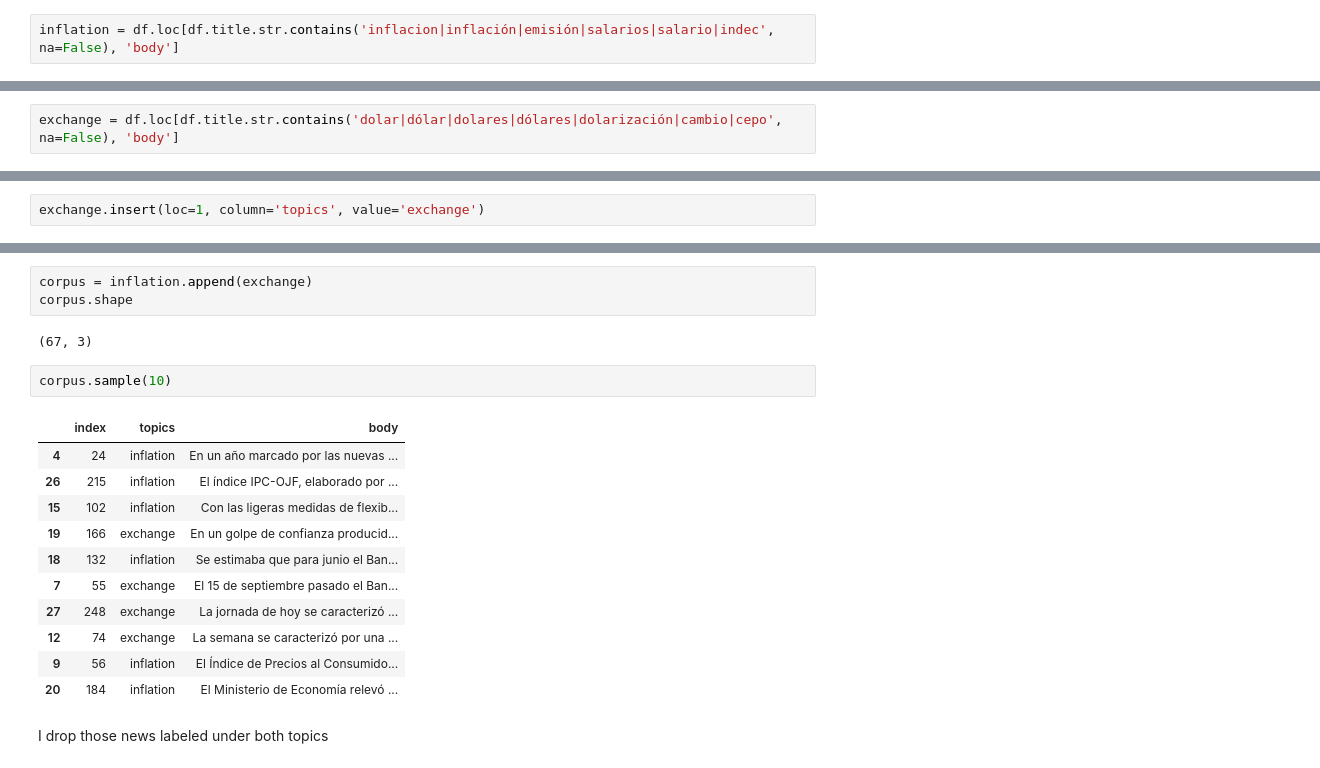
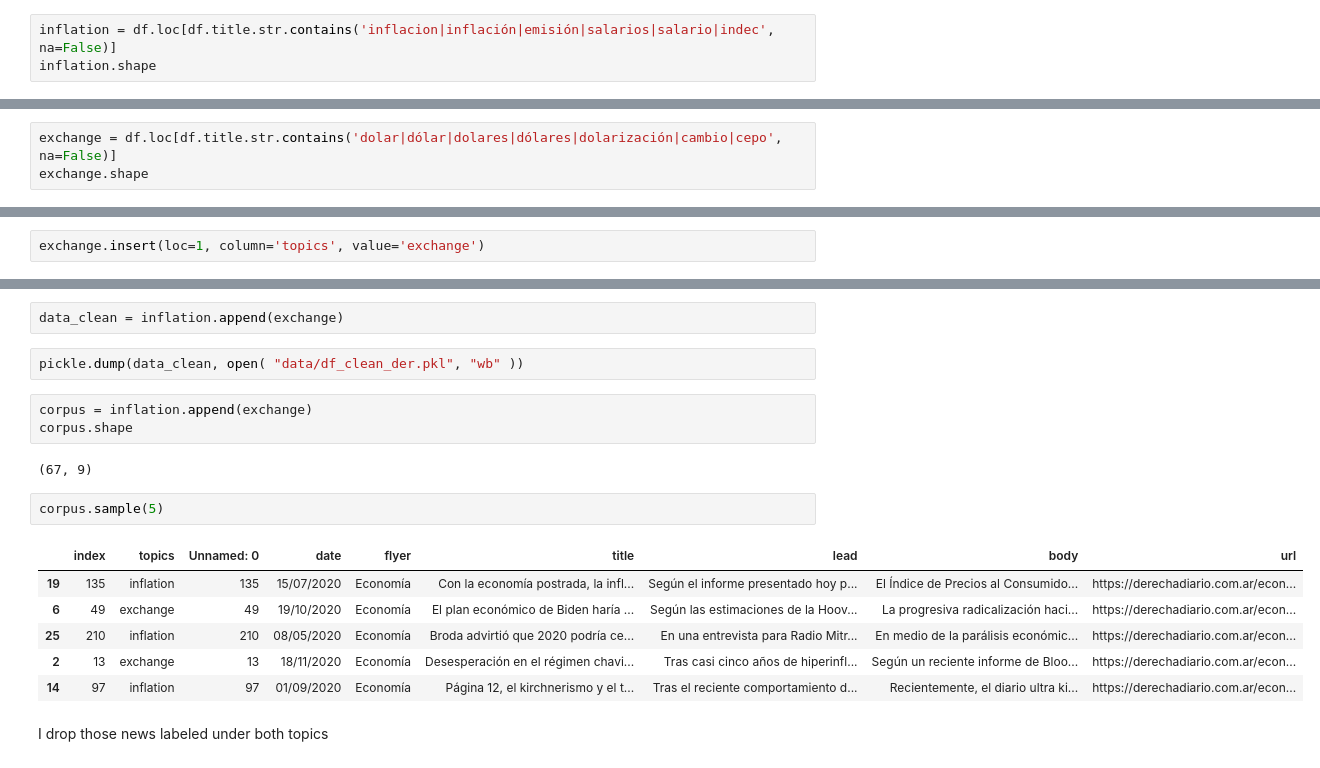
Before and after one commit to guidomitolo/pol_bias_nlp, a Jupyter notebook: 1.b.tokenization_topics.ipynb, the cells around one changed output, grey strips where cells are left out. Saved outputs shown, nothing was run; the diff lists cells and outputs as text.

```diff
--- a/1.b.tokenization_topics.ipynb
+++ b/1.b.tokenization_topics.ipynb
@@ -42,2 +46,3 @@ Get the body of those news which cover topics about inflation and the rate of ex
 # %%
-inflation = df.loc[df.title.str.contains('inflacion|inflación|emisión|salarios|salario|indec', na=False), 'body']
+inflation = df.loc[df.title.str.contains('inflacion|inflación|emisión|salarios|salario|indec', na=False)]
+inflation.shape
@@ -64,2 +95,3 @@ inflation.head(10)
 # %%
-exchange = df.loc[df.title.str.contains('dolar|dólar|dolares|dólares|dolarización|cambio|cepo', na=False), 'body']
+exchange = df.loc[df.title.str.contains('dolar|dólar|dolares|dólares|dolarización|cambio|cepo', na=False)]
+exchange.shape
@@ -86,22 +145,21 @@ exchange.head(10)
+# %%
+data_clean = inflation.append(exchange)
+# %%
+pickle.dump(data_clean, open( "data/df_clean_der.pkl", "wb" ))
 # %%
 corpus = inflation.append(exchange)
 corpus.shape
 # %% [output]
-(67, 3)
+(67, 9)
 # %%
-corpus.sample(10)
+corpus.sample(5)
 # %% [output]
-|  | index | topics | body |
-| 4 | 24 | inflation | En un año marcado por las nuevas ... |
-| 26 | 215 | inflation | El índice IPC-OJF, elaborado por ... |
-| 15 | 102 | inflation | Con las ligeras medidas de flexib... |
-| 19 | 166 | exchange | En un golpe de confianza producid... |
-| 18 | 132 | inflation | Se estimaba que para junio el Ban... |
-| 7 | 55 | exchange | El 15 de septiembre pasado el Ban... |
-| 27 | 248 | exchange | La jornada de hoy se caracterizó ... |
-| 12 | 74 | exchange | La semana se caracterizó por una ... |
-| 9 | 56 | inflation | El Índice de Precios al Consumido... |
-| 20 | 184 | inflation | El Ministerio de Economía relevó ... |
+|  | index | topics | Unnamed: 0 | date | flyer | title | lead | body | url |
+| 19 | 135 | inflation | 135 | 15/07/2020 | Economía | Con la economía postrada, la infl... | Según el informe presentado hoy p... | El Índice de Precios al Consumido... | https://derechadiario.com.ar/econ... |
+| 6 | 49 | exchange | 49 | 19/10/2020 | Economía | El plan económico de Biden haría ... | Según las estimaciones de la Hoov... | La progresiva radicalización haci... | https://derechadiario.com.ar/econ... |
+| 25 | 210 | inflation | 210 | 08/05/2020 | Economía | Broda advirtió que 2020 podría ce... | En una entrevista para Radio Mitr... | En medio de la parálisis económic... | https://derechadiario.com.ar/econ... |
+| 2 | 13 | exchange | 13 | 18/11/2020 | Economía | Desesperación en el régimen chavi... | Tras casi cinco años de hiperinfl... | Según un reciente informe de Bloo... | https://derechadiario.com.ar/econ... |
+| 14 | 97 | inflation | 97 | 01/09/2020 | Economía | Página 12, el kirchnerismo y el t... | Tras el reciente comportamiento d... | Recientemente, el diario ultra ki... | https://derechadiario.com.ar/econ... |
 # %% [markdown]
 I drop those news labeled under both topics
 # %%
```
Also changed, not shown: parts of 29 cells of this notebook, 14 other files.
